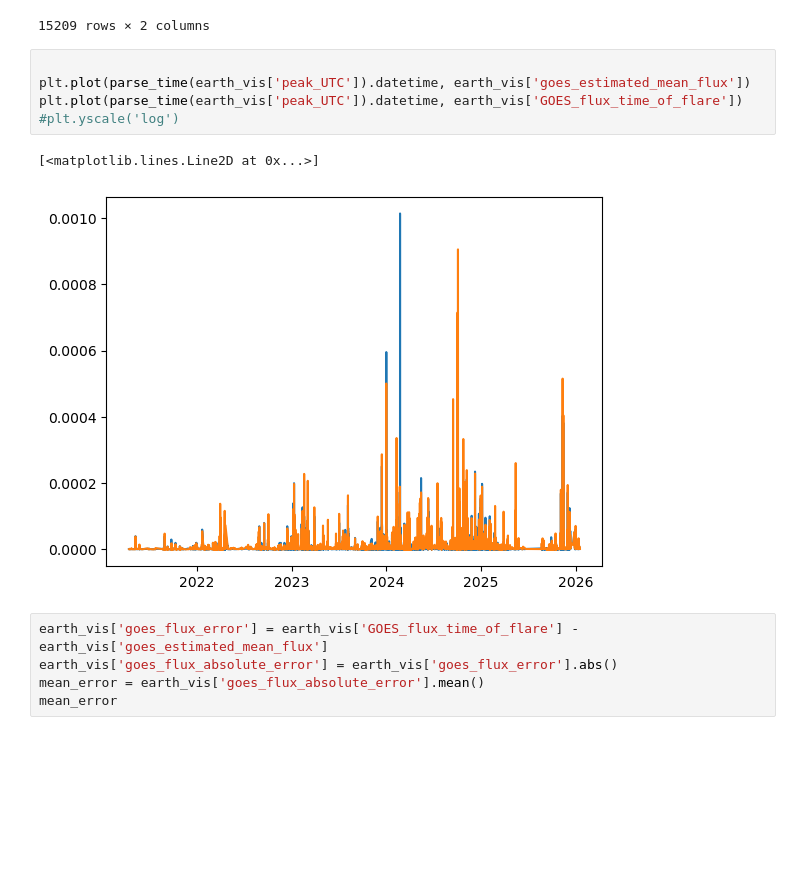
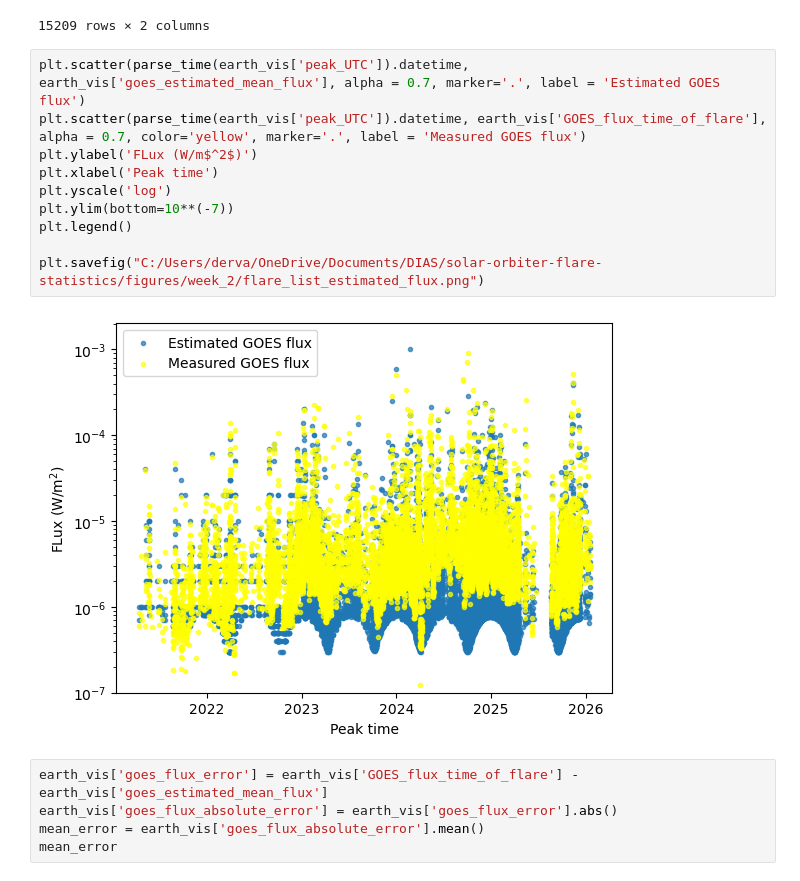
Before and after one commit to dearbhailom/solar-orbiter-flare-statistics, a Jupyter notebook: notebooks/Flare list testing.ipynb, the cells around one changed output. Saved outputs shown, nothing was run; the diff lists cells and outputs as text; blank space fills up the shorter version.

Commit message:
updated week 2 report + finalising analysis

```diff
--- a/notebooks/Flare list testing.ipynb
+++ b/notebooks/Flare list testing.ipynb
@@ -53,13 +53,17 @@ earth_vis[['goes_estimated_mean_flux', 'GOES_flux_time_of_flare']]
 | 31556 | 1.419750e-06 | 2.811131e-06 |
 15209 rows × 2 columns
 # %%
+plt.scatter(parse_time(earth_vis['peak_UTC']).datetime, earth_vis['goes_estimated_mean_flux'], alpha = 0.7, marker='.', label = 'Estimated GOES flux')
+plt.scatter(parse_time(earth_vis['peak_UTC']).datetime, earth_vis['GOES_flux_time_of_flare'], alpha = 0.7, color='yellow', marker='.', label = 'Measured GOES flux')
+plt.ylabel('FLux (W/m$^2$)')
+plt.xlabel('Peak time')
+plt.yscale('log')
+plt.ylim(bottom=10**(-7))
+plt.legend()
 
-plt.plot(parse_time(earth_vis['peak_UTC']).datetime, earth_vis['goes_estimated_mean_flux'])
-plt.plot(parse_time(earth_vis['peak_UTC']).datetime, earth_vis['GOES_flux_time_of_flare'])
-#plt.yscale('log')
+plt.savefig("C:/Users/derva/OneDrive/Documents/DIAS/solar-orbiter-flare-statistics/figures/week_2/flare_list_estimated_flux.png")
 # %% [output]
-[<matplotlib.lines.Line2D at 0x...>]
-[figure, old version]
+[figure, new version]
 # %%
 earth_vis['goes_flux_error'] = earth_vis['GOES_flux_time_of_flare'] - earth_vis['goes_estimated_mean_flux']
 earth_vis['goes_flux_absolute_error'] = earth_vis['goes_flux_error'].abs()
```
Also changed, not shown: 2 other files.
